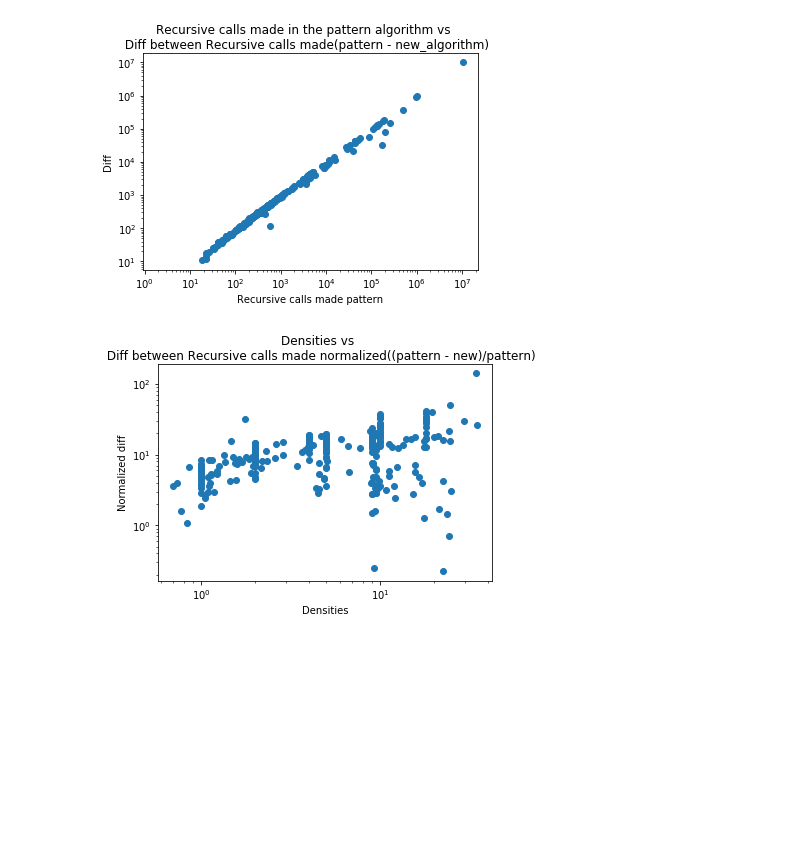
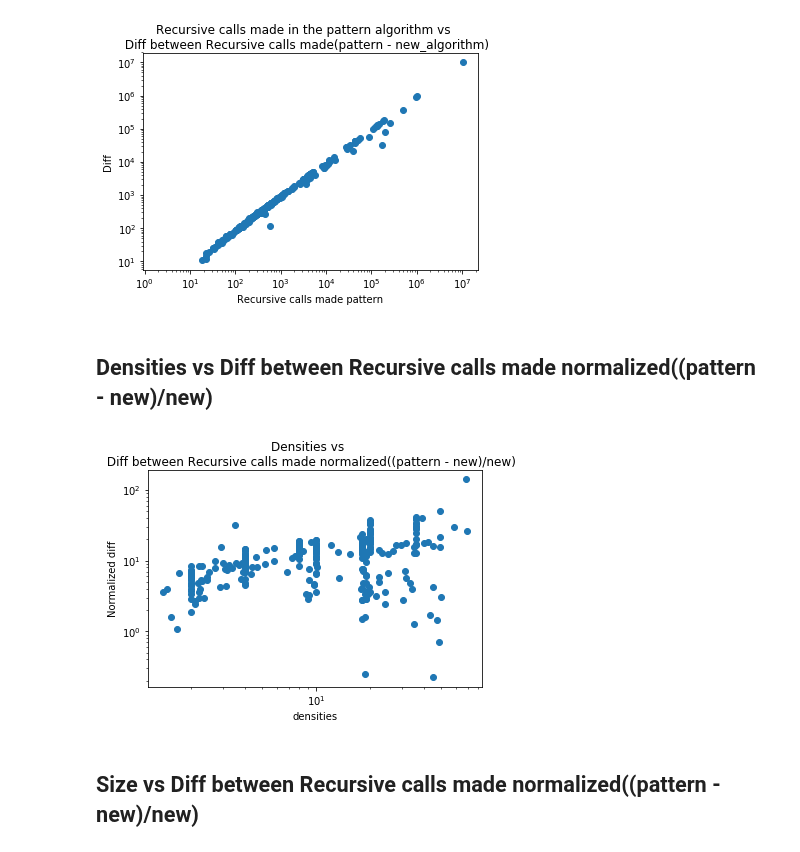
Before and after one commit to fi-uba-t3/max-clique, a Jupyter notebook: metrics-analysis.ipynb, the cells around one changed output. Drawn from its saved outputs; the diff is of its cells as text; code cells hidden in the pictures; blank space fills up the shorter version.

Commit message:
Add size and fix degree calc

```diff
--- a/metrics-analysis.ipynb
+++ b/metrics-analysis.ipynb
@@ -17,7 +17,8 @@ edges_new = list(map(lambda x: int(x['edges']), results_new))
 count_of_cliques_received_new = list(map(lambda x: int(x['cliques']), results_new))
 calls_made_new = list(map(lambda x: int(x['calls']), results_new))
 time_new = list(map(lambda x: float(x["time"]), results_new))
-densities_new = list(map(lambda x: x[0]/x[1] if x[1] != 0 else -1, zip(edges_new, nodes_new)))
+densities_new = list(map(lambda x: (2*x[0])/x[1] if x[1] != 0 else -1, zip(edges_new, nodes_new)))
+size_new = list(map(lambda x: x[0] + x[1], zip(edges_new, nodes_new)))
 
 # Metrics for "Patter Algorithm"
 nodes_pattern = list(map(lambda x: int(x['nodes']), results_pattern))
@@ -25,4 +26,5 @@ edges_pattern = list(map(lambda x: int(x['edges']), results_pattern))
 count_of_cliques_received_pattern = list(map(lambda x: int(x['cliques']), results_pattern))
 calls_made_pattern = list(map(lambda x: int(x['calls']), results_pattern))
 time_pattern = list(map(lambda x: float(x["time"]), results_pattern))
-densities_pattern = list(map(lambda x: x[0]/x[1] if x[1] != 0 else -1, zip(edges_pattern, nodes_pattern)))
+densities_pattern = list(map(lambda x: (2*x[0])/x[1] if x[1] != 0 else -1, zip(edges_pattern, nodes_pattern)))
+size_pattern = list(map(lambda x: x[0] + x[1], zip(edges_pattern, nodes_pattern)))
@@ -91,22 +128,22 @@ plt.savefig("plots/recur_calls_diff_vs_recursive_calls_pattern")
 plt.show()
 # %% [output]
 [figure]
+# %% [markdown]
+## Densities vs Diff between Recursive calls made normalized((pattern - new)/new)
 # %%
-#
-# Recursive calls made vs. Recursive calls made (DIFF)
-#
-
 fig, ax = plt.subplots()
 
-fig.suptitle('Densities vs \n Diff between Recursive calls made normalized((pattern - new)/pattern)')
+fig.suptitle('Densities vs \n Diff between Recursive calls made normalized((pattern - new)/new)')
 diff = list(map(lambda e: (e[0]-e[1]) / e[1], zip(calls_made_pattern, calls_made_new)))
 
 ax.plot(densities_new, diff, 'o')
-ax.set(xlabel='Densities', ylabel='Normalized diff')
+ax.set(xlabel='densities', ylabel='Normalized diff')
 ax.set(xscale='log', yscale='log')
 
 plt.savefig("plots/normalized_recur_calls_diff_vs_densities")
 
 plt.show()
 # %% [output]
-[figure, old version]
+[figure, new version]
+# %% [markdown]
+## Size vs Diff between Recursive calls made normalized((pattern - new)/new)
```
Also changed, not shown: parts of 23 cells of this notebook.
